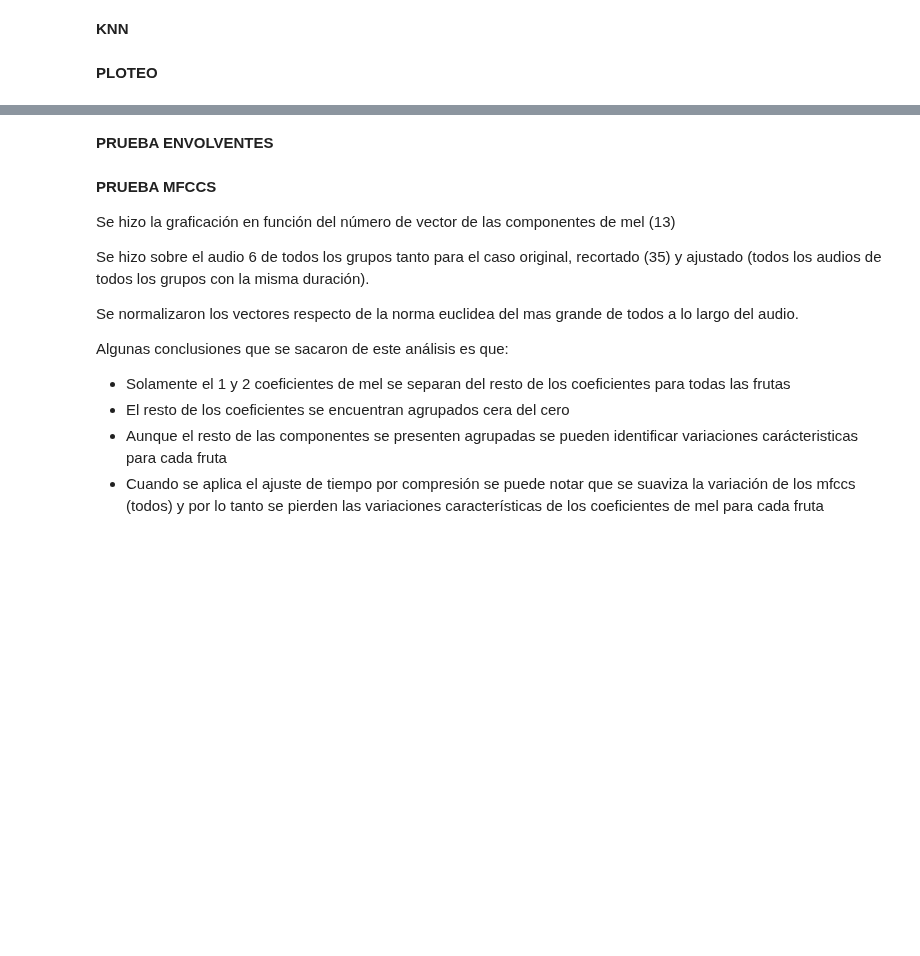
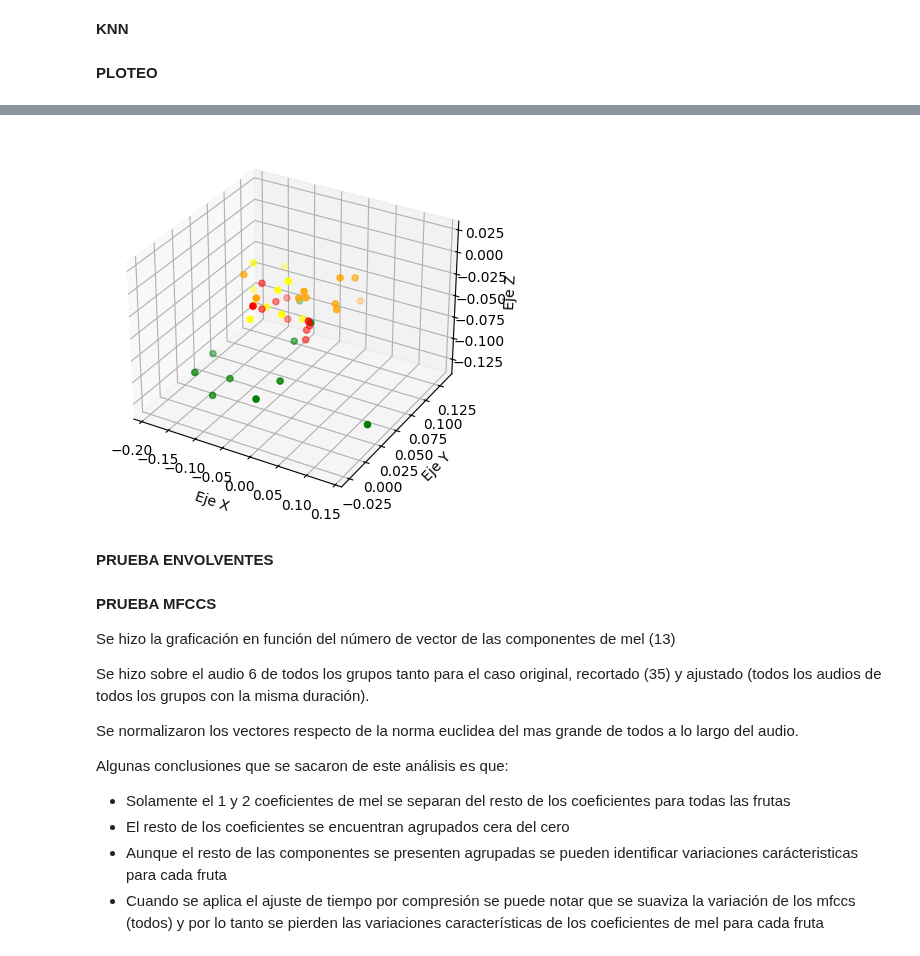
Before and after one commit to Juan2000-coder/Speech_Recognition, a Jupyter notebook: implemetation/first_aproximation/second_test.ipynb, the cells around one changed output, grey strips where cells are left out. Cells and saved outputs as stored; diff of their text form; code cells hidden in the pictures; blank space fills up the shorter version.

```diff
--- a/implemetation/first_aproximation/second_test.ipynb
+++ b/implemetation/first_aproximation/second_test.ipynb
@@ -65,11 +81,24 @@ def get_features(n_mfcc, fruits):
         vectors = list()
         for fruit in group:
             signal, sr, _ = load_audio(fruit)
+
             mfccs = librosa.feature.mfcc(y=signal, n_mfcc=n_mfcc, sr=sr)
             delta_mfccs = librosa.feature.delta(mfccs)
             delta2_mfccs = librosa.feature.delta(mfccs, order = 2)
 
-            features =  np.concatenate((mfccs, delta_mfccs, delta2_mfccs), axis = 1)
+            _, smoothed_envelope = calculate_smoothed_envelope(signal, sr, 45)
+
+            selected_indices = np.linspace(0, len(smoothed_envelope) - 1, n_mfcc, dtype=int)
+            smoothed_envelope = smoothed_envelope[selected_indices]
+            smoothed_envelope = smoothed_envelope.reshape(-1,1)
+
+            smoothed_envelope = smoothed_envelope /np.max(np.linalg.norm(smoothed_envelope , axis=0))
+            mfccs = mfccs/np.max(np.linalg.norm(mfccs, axis=0))
+            delta_mfccs  = delta_mfccs/np.max(np.linalg.norm(delta_mfccs, axis=0))
+            delta2_mfccs = delta2_mfccs/np.max(np.linalg.norm(delta2_mfccs, axis=0))
+
+            #features =  np.concatenate((delta_mfccs, smoothed_envelope), axis = 1)
+            features = smoothed_envelope
             features = np.mean(features.T, axis = 0)
             vectors.append(features.reshape(1,-1))
 
@@ -136,3 +172,16 @@ def get_components(centers, nc):
     return index_max, pair_components
 # %% [markdown]
 **PRINCIPAL**
+# %%
+features = get_features(5, trimed_audio)
+overlaps = get_overlaps(features)
+centers = get_centers(features)
+components, _ = get_components(centers, 2)
+radius, _ = get_sphere(np.squeeze(list(centers.values()), axis=1))
+
+print(f"componentes: {components}")
+
+for pair, overlap in overlaps.items():
+    print(f"{pair}: {overlap}")
+
+print(f"radius: {radius}")
@@ -203,3 +252,18 @@ plt.show()
+# %%
+#3d
+fig = plt.figure()
+ax = fig.add_subplot(111, projection='3d')
+for fruit, points in features.items():
+    ax.scatter(points[:, 0], points[:, 1], points[:, 2], c=colors[fruit], marker='o', label=fruit)
+    #ax.scatter(centers[fruit][:, 0], centers[fruit][:, 1], centers[fruit][:, 2], c=center_colors[fruit], marker='o', label=f"{fruit}-center")
+
+# configure labels
+ax.set_xlabel('Eje X')
+ax.set_ylabel('Eje Y')
+ax.set_zlabel('Eje Z')
+plt.show()
+# %% [output]
+[figure, added]
 # %% [markdown]
 **PRUEBA ENVOLVENTES**
 # %%
```
Also changed, not shown: parts of 15 cells of this notebook, 13 other files.
